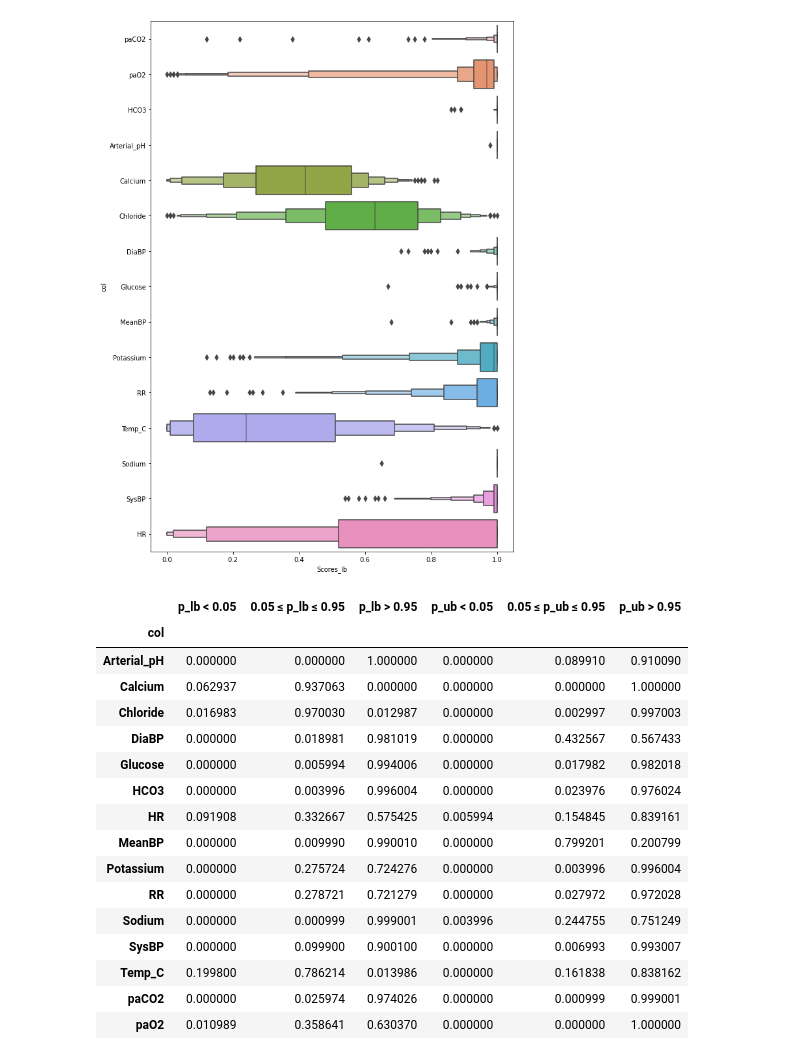
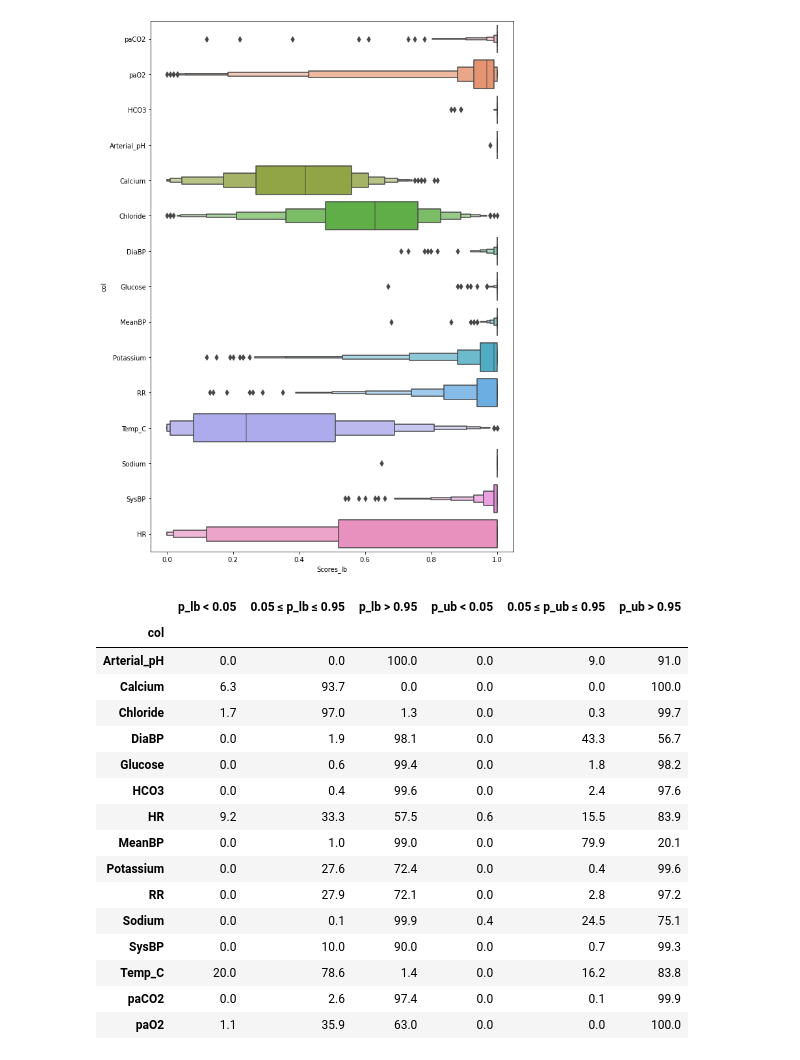
Before and after one commit to faaizT/CausalTwinAssessment, a Jupyter notebook: Manski bounds analysis (updated).ipynb, the cells around one changed output. Drawn from its saved outputs; the diff is of its cells as text; code cells hidden in the pictures.

```diff
--- a/Manski bounds analysis (updated).ipynb
+++ b/Manski bounds analysis (updated).ipynb
@@ -884,22 +884,22 @@ scores['p_ub < 0.05'] = (scores['Scores_ub']<0.05).astype(int)
 scores['0.05 ≤ p_ub ≤ 0.95'] = ((scores['Scores_ub']>=0.05) & (scores['Scores_ub']<=0.95)).astype(int)
 scores['p_ub > 0.95'] = (scores['Scores_ub']>0.95).astype(int)
 # %%
-scores.groupby('col')[['col', 'p_lb < 0.05', '0.05 ≤ p_lb ≤ 0.95', 'p_lb > 0.95', 'p_ub < 0.05', '0.05 ≤ p_ub ≤ 0.95', 'p_ub > 0.95']].mean()
+scores.groupby('col')[['col', 'p_lb < 0.05', '0.05 ≤ p_lb ≤ 0.95', 'p_lb > 0.95', 'p_ub < 0.05', '0.05 ≤ p_ub ≤ 0.95', 'p_ub > 0.95']].mean().applymap(lambda x: round(x, 3))*100
 # %% [output]
 |  | p_lb < 0.05 | 0.05 ≤ p_lb ≤ 0.95 | p_lb > 0.95 | p_ub < 0.05 | 0.05 ≤ p_ub ≤ 0.95 | p_ub > 0.95 |
 | col |  |  |  |  |  |  |
-| Arterial_pH | 0.000000 | 0.000000 | 1.000000 | 0.000000 | 0.089910 | 0.910090 |
-| Calcium | 0.062937 | 0.937063 | 0.000000 | 0.000000 | 0.000000 | 1.000000 |
-| Chloride | 0.016983 | 0.970030 | 0.012987 | 0.000000 | 0.002997 | 0.997003 |
-| DiaBP | 0.000000 | 0.018981 | 0.981019 | 0.000000 | 0.432567 | 0.567433 |
-| Glucose | 0.000000 | 0.005994 | 0.994006 | 0.000000 | 0.017982 | 0.982018 |
-| HCO3 | 0.000000 | 0.003996 | 0.996004 | 0.000000 | 0.023976 | 0.976024 |
-| HR | 0.091908 | 0.332667 | 0.575425 | 0.005994 | 0.154845 | 0.839161 |
-| MeanBP | 0.000000 | 0.009990 | 0.990010 | 0.000000 | 0.799201 | 0.200799 |
-| Potassium | 0.000000 | 0.275724 | 0.724276 | 0.000000 | 0.003996 | 0.996004 |
-| RR | 0.000000 | 0.278721 | 0.721279 | 0.000000 | 0.027972 | 0.972028 |
-| Sodium | 0.000000 | 0.000999 | 0.999001 | 0.003996 | 0.244755 | 0.751249 |
-| SysBP | 0.000000 | 0.099900 | 0.900100 | 0.000000 | 0.006993 | 0.993007 |
-| Temp_C | 0.199800 | 0.786214 | 0.013986 | 0.000000 | 0.161838 | 0.838162 |
-| paCO2 | 0.000000 | 0.025974 | 0.974026 | 0.000000 | 0.000999 | 0.999001 |
-| paO2 | 0.010989 | 0.358641 | 0.630370 | 0.000000 | 0.000000 | 1.000000 |
+| Arterial_pH | 0.0 | 0.0 | 100.0 | 0.0 | 9.0 | 91.0 |
+| Calcium | 6.3 | 93.7 | 0.0 | 0.0 | 0.0 | 100.0 |
+| Chloride | 1.7 | 97.0 | 1.3 | 0.0 | 0.3 | 99.7 |
+| DiaBP | 0.0 | 1.9 | 98.1 | 0.0 | 43.3 | 56.7 |
+| Glucose | 0.0 | 0.6 | 99.4 | 0.0 | 1.8 | 98.2 |
+| HCO3 | 0.0 | 0.4 | 99.6 | 0.0 | 2.4 | 97.6 |
+| HR | 9.2 | 33.3 | 57.5 | 0.6 | 15.5 | 83.9 |
+| MeanBP | 0.0 | 1.0 | 99.0 | 0.0 | 79.9 | 20.1 |
+| Potassium | 0.0 | 27.6 | 72.4 | 0.0 | 0.4 | 99.6 |
+| RR | 0.0 | 27.9 | 72.1 | 0.0 | 2.8 | 97.2 |
+| Sodium | 0.0 | 0.1 | 99.9 | 0.4 | 24.5 | 75.1 |
+| SysBP | 0.0 | 10.0 | 90.0 | 0.0 | 0.7 | 99.3 |
+| Temp_C | 20.0 | 78.6 | 1.4 | 0.0 | 16.2 | 83.8 |
+| paCO2 | 0.0 | 2.6 | 97.4 | 0.0 | 0.1 | 99.9 |
+| paO2 | 1.1 | 35.9 | 63.0 | 0.0 | 0.0 | 100.0 |
```
Also changed, not shown: 3 other files.
